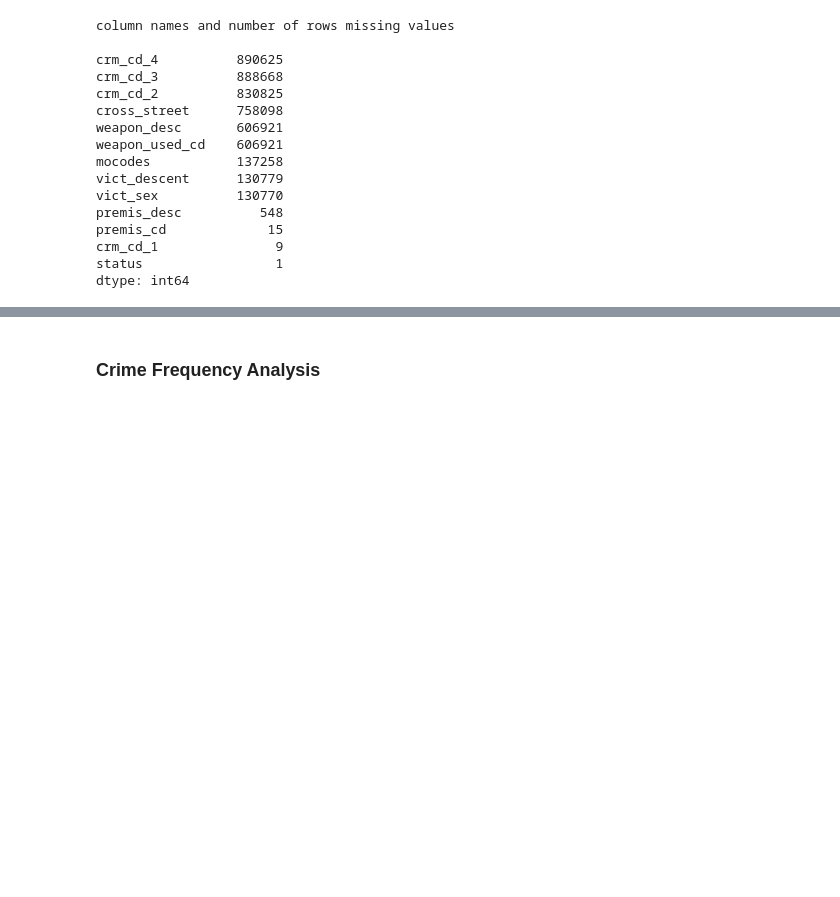
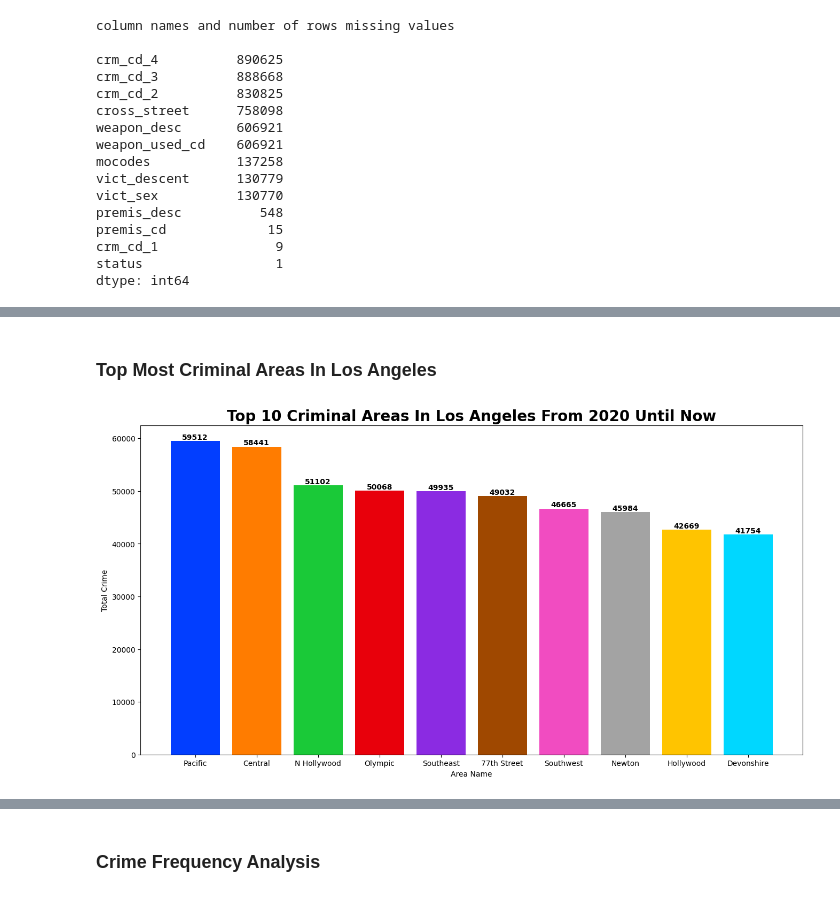
Before and after one commit to gurmemi/LA-Crime-Data-From-2020, a Jupyter notebook: Los Angeles Crime Analysis.ipynb, the cells around one changed output, grey strips where cells are left out. Cells and saved outputs as stored; diff of their text form; code cells hidden in the pictures; blank space fills up the shorter version.

Commit message:
Added plots to the data analysis

```diff
--- a/Los Angeles Crime Analysis.ipynb
+++ b/Los Angeles Crime Analysis.ipynb
@@ -172,0 +176,24 @@ data_clean[numeric_columns] = data_clean[numeric_columns].astype(int)
+# %%
+# Delay days (difference between occurance date and reported date)
+
+data_clean['delay_days'] = (data_clean['reported_date'] - data_clean['occurance_date']).dt.days
+# %%
+# Create year, month name, and day columns
+data_clean['occurance_year'] = pd.to_datetime(data_clean['occurance_date']).dt.year
+data_clean['occurance_month_name'] = pd.to_datetime(data_clean['occurance_date']).dt.strftime('%B')
+data_clean['occurance_day_name'] = pd.to_datetime(data_clean['occurance_date']).dt.strftime('%A')
+# %% [markdown]
+### Top Most Criminal Areas In Los Angeles
+# %%
+most_criminal_areas = data_clean['area_name'].value_counts().nlargest(10)
+colors = sns.color_palette('bright', len(most_criminal_areas))
+
+fig, ax = plt.subplots(figsize=(16, 8))
+bars = ax.bar(most_criminal_areas.index, most_criminal_areas.values, color = colors)
+ax.bar_label(bars, fontweight='bold')
+ax.set_xlabel('Area Name')
+ax.set_ylabel('Total Crime')
+ax.set_title('Top 10 Criminal Areas In Los Angeles From 2020 Until Now', fontsize = 20, fontweight = 'bold')
+plt.show()
+# %% [output]
+[figure, added]
```
Also changed, not shown: parts of 12 cells of this notebook.
